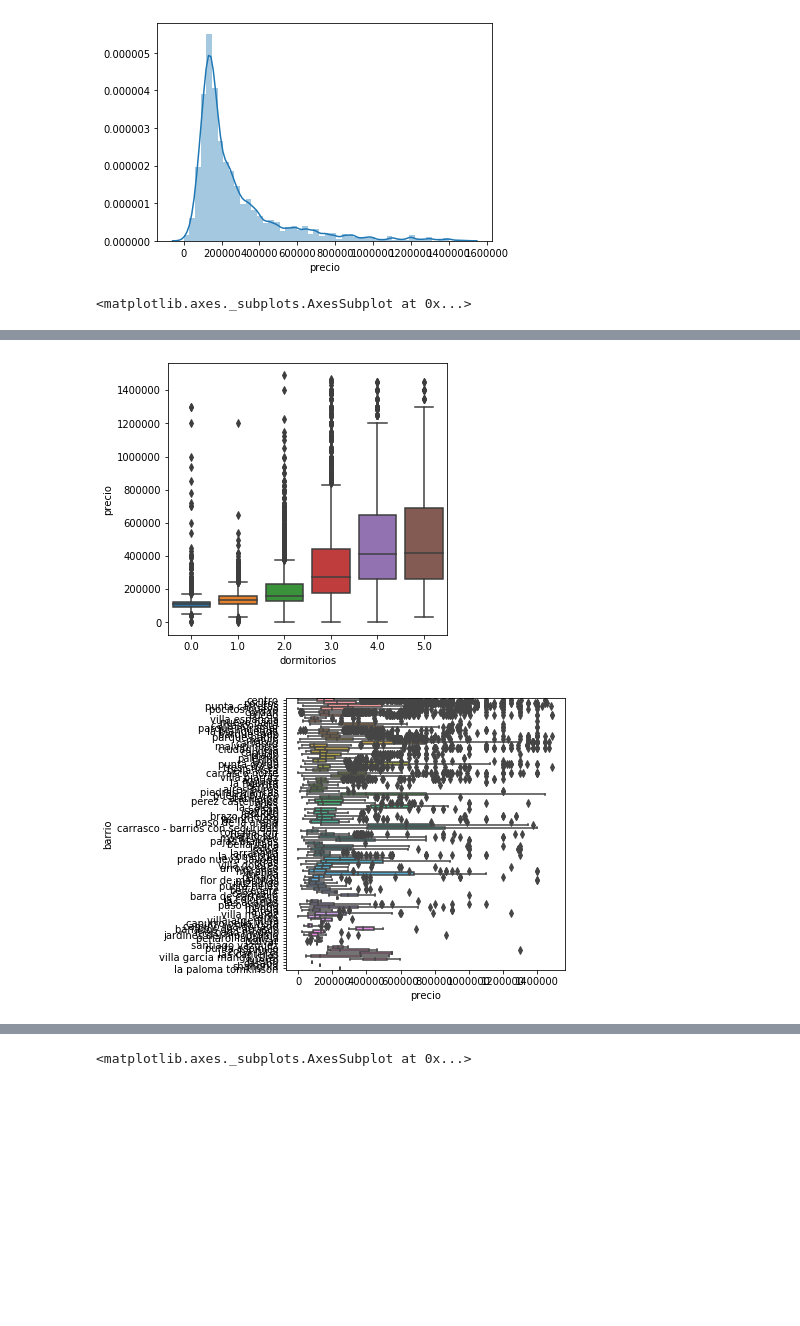
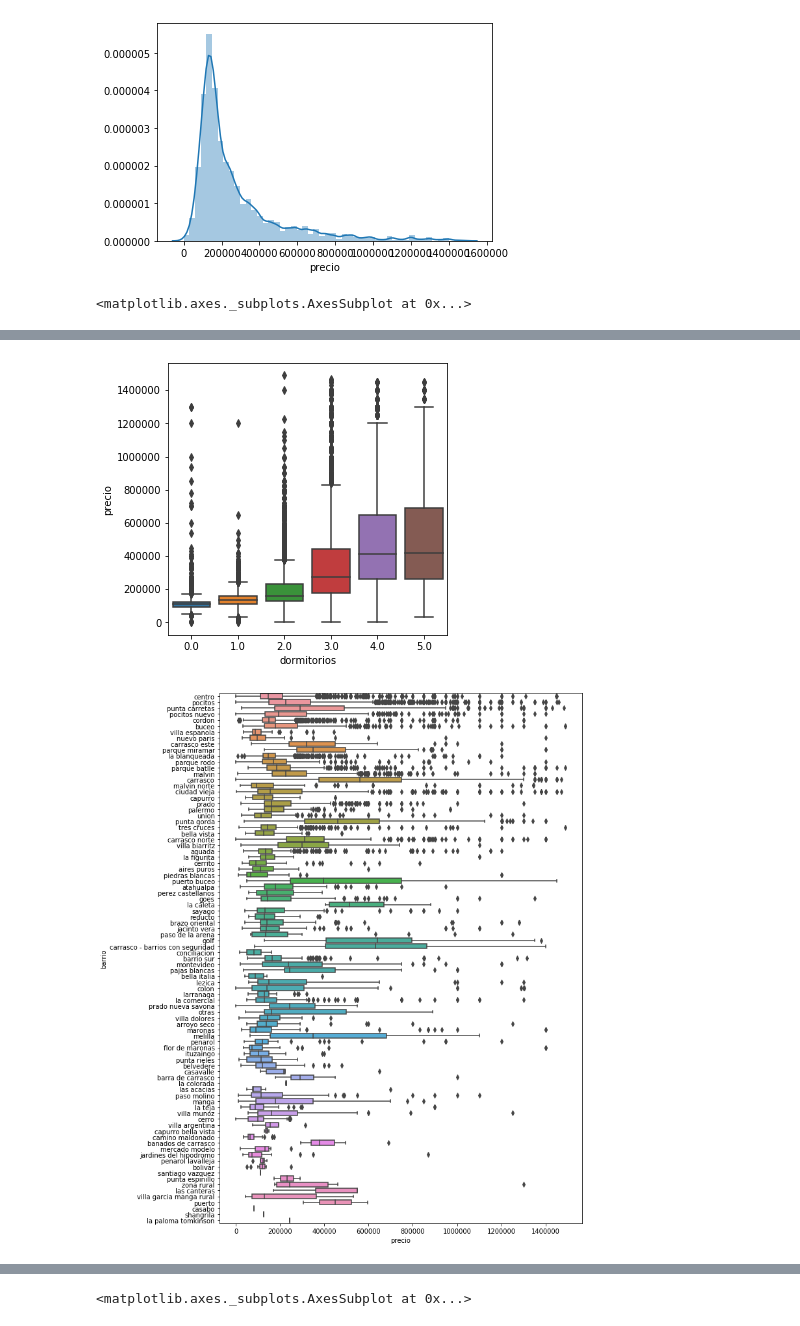
Before and after one commit to creyesp/houses-project, a Jupyter notebook: notebooks/First_day_workshop.ipynb, the cells around one changed output, grey strips where cells are left out. Saved outputs shown, nothing was run; the diff lists cells and outputs as text; code cells hidden in the pictures; blank space fills up the shorter version.

```diff
--- a/notebooks/First_day_workshop.ipynb
+++ b/notebooks/First_day_workshop.ipynb
@@ -252,27 +266,26 @@ sns.distplot(df['precio'].dropna(), ax=ax)
 <matplotlib.axes._subplots.AxesSubplot at 0x...>
 [figure]
 # %%
-# Plot boxplots of price grop by some categorical feature
+# Plot boxplots of price group by some categorical feature
 # ex. estado, barrio, banos, dormitorios, tipo_propiedad
-
 f, ax = plt.subplots(figsize=(5, 5))
 sns.boxplot(x='banos', y='precio', data=df)
 
 f, ax = plt.subplots(figsize=(5, 5))
 sns.boxplot(x='dormitorios', y='precio', data=df)
 
-f, ax = plt.subplots(figsize=(5, 5))
+f, ax = plt.subplots(figsize=(10, 15))
 sns.boxplot(y='barrio', x='precio', orient='h', data=df)
 
 f, ax = plt.subplots(figsize=(10, 5))
 sns.boxplot(x='estado', y='precio', data=df, ax=ax)
 
 f, ax = plt.subplots(figsize=(10, 5))
 sns.boxplot(y='tipo_propiedad', x='precio', orient='h', data=df)
 # %% [output]
 <matplotlib.axes._subplots.AxesSubplot at 0x...>
 [figure]
 [figure]
-[figure, old version]
+[figure, new version]
 [figure]
 [figure]
```
Also changed, not shown: parts of 42 cells of this notebook, 3 other files.
